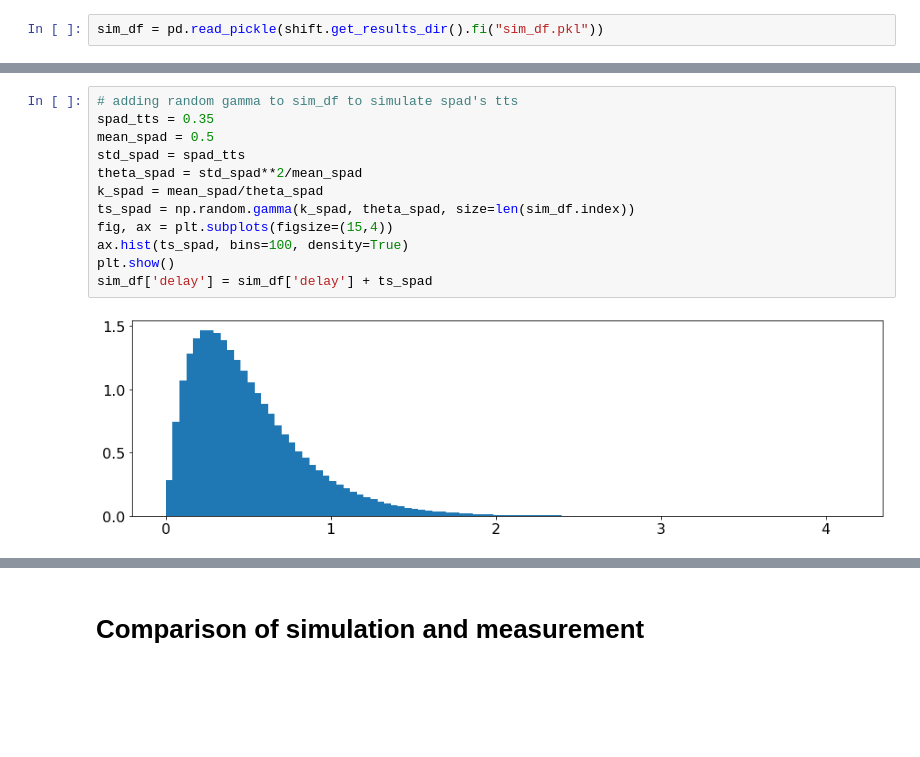
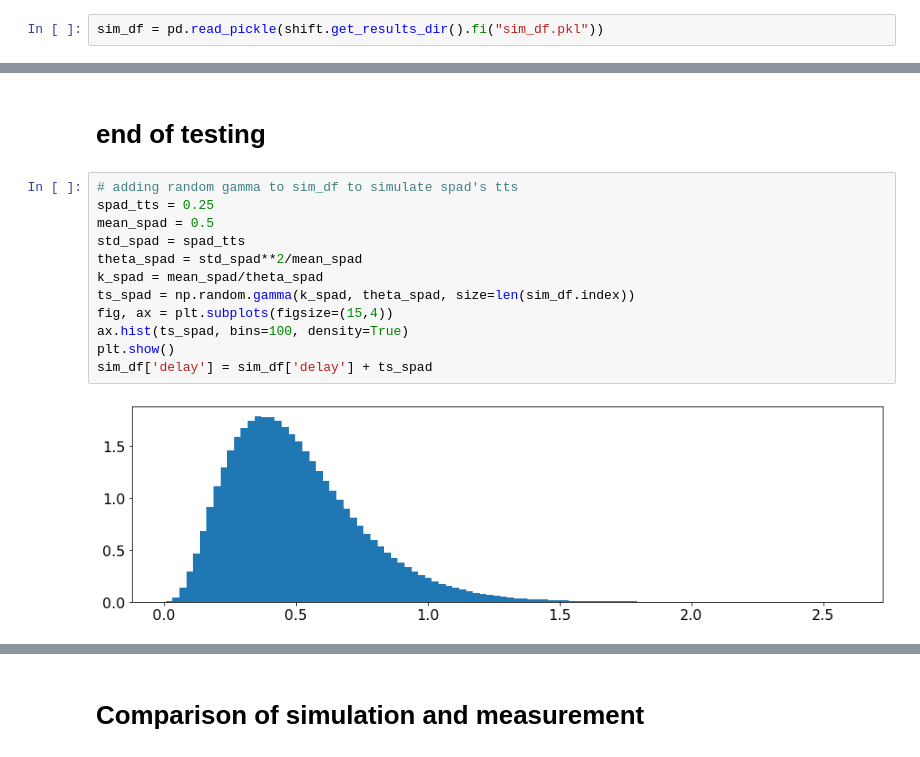
Before and after one commit to IharLobach/ursse, a Jupyter notebook: analyzing_collected_data/shifts/shift_02_28_2020/experiment_vs_simulation_random_walk.ipynb, the cells around one changed output, grey strips where cells are left out. Cells and saved outputs as stored; diff of their text form; blank space fills up the shorter version.

```diff
--- a/analyzing_collected_data/shifts/shift_02_28_2020/experiment_vs_simulation_random_walk.ipynb
+++ b/analyzing_collected_data/shifts/shift_02_28_2020/experiment_vs_simulation_random_walk.ipynb
@@ -177,17 +218,19 @@ sim_df = pd.read_pickle(shift.get_results_dir().fi("sim_df.pkl"))
+# %% [markdown]
+# end of testing
 # %%
 # adding random gamma to sim_df to simulate spad's tts
-spad_tts = 0.35
+spad_tts = 0.25
 mean_spad = 0.5
 std_spad = spad_tts
 theta_spad = std_spad**2/mean_spad
 k_spad = mean_spad/theta_spad
 ts_spad = np.random.gamma(k_spad, theta_spad, size=len(sim_df.index))
 fig, ax = plt.subplots(figsize=(15,4))
 ax.hist(ts_spad, bins=100, density=True)
 plt.show()
 sim_df['delay'] = sim_df['delay'] + ts_spad
 # %% [output]
-[figure, old version]
+[figure, new version]
 # %%
 print(f"Simulation rms bunch length = {sim_df.delay.std():.3f} ns")
 print(f"Textbook equation rms bunch length = {tau_rms:.3f} ns")
```
Also changed, not shown: parts of 18 cells of this notebook, 4 other files.
